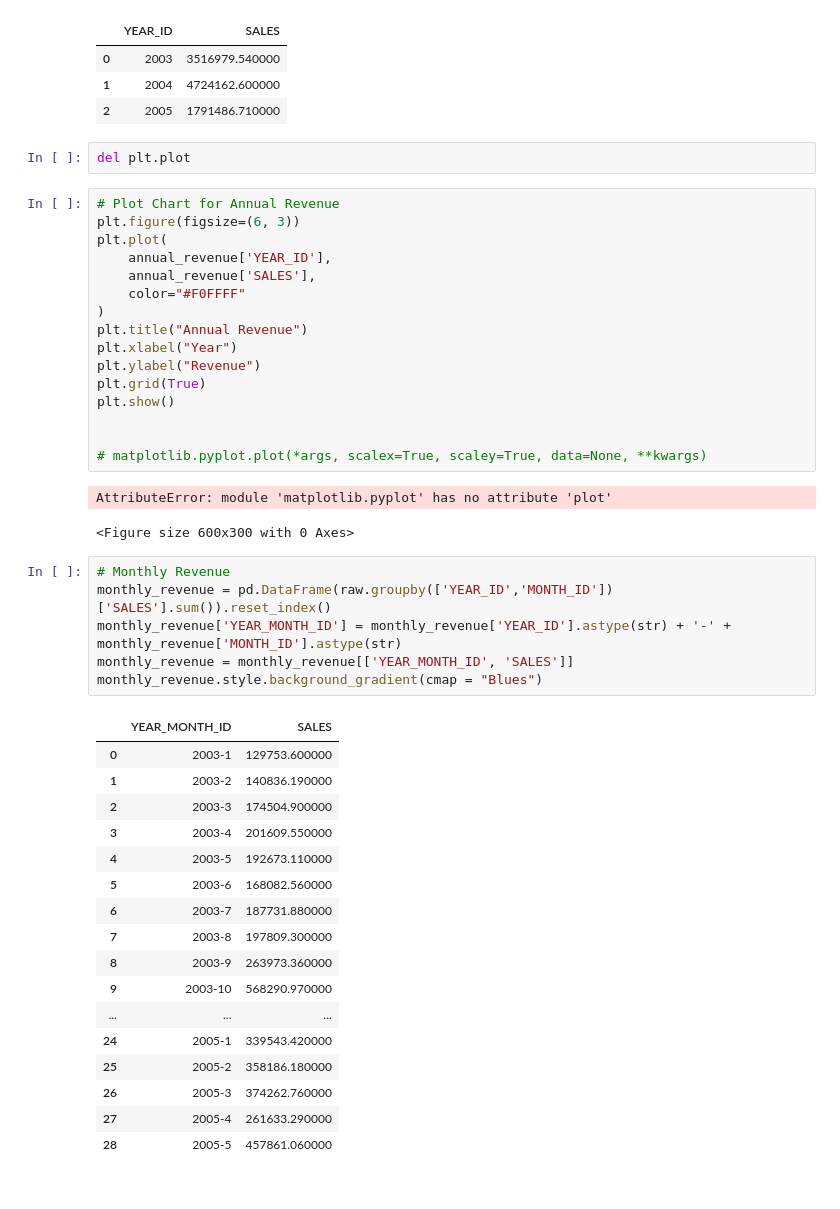
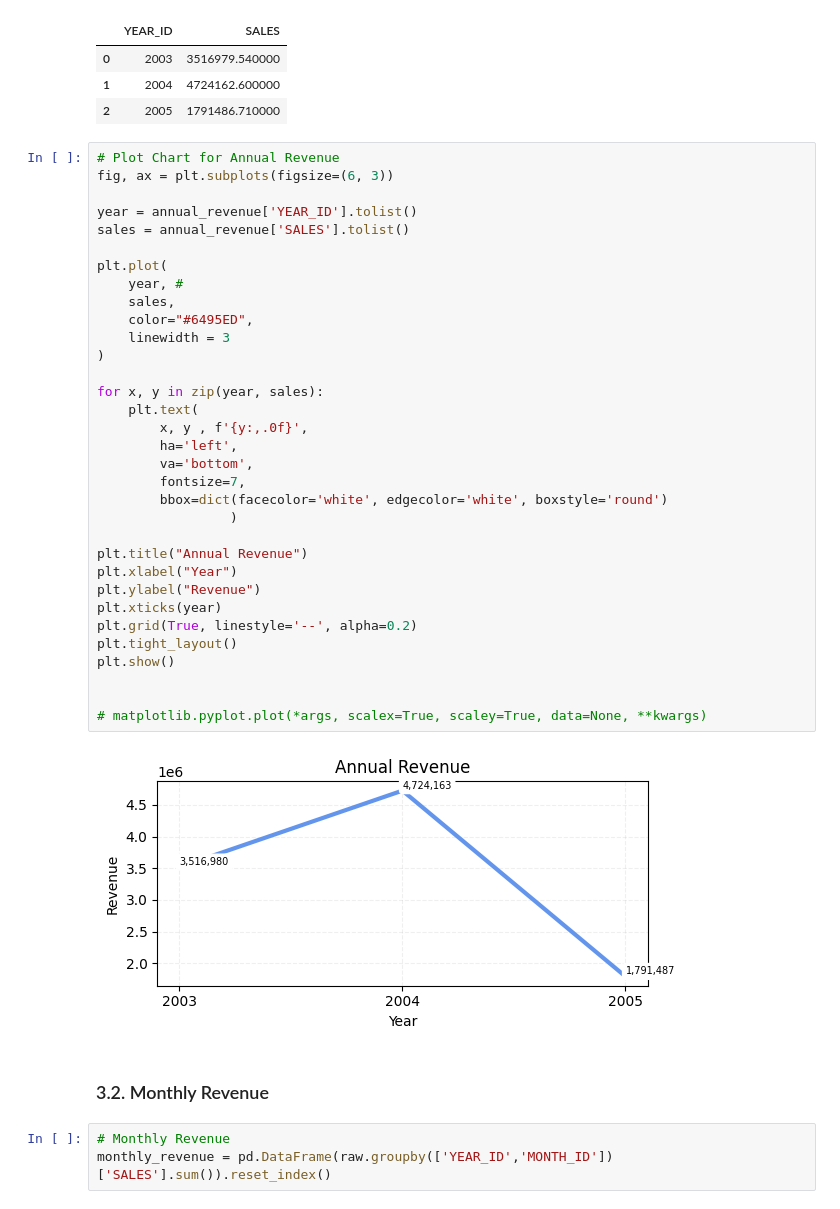
Before and after one commit to nh-adorie/learning_python, a Jupyter notebook: data/vehicles.ipynb, the cells around one changed output. Saved outputs shown, nothing was run; the diff lists cells and outputs as text.

```diff
--- a/data/vehicles.ipynb
+++ b/data/vehicles.ipynb
@@ -62,48 +64,43 @@ annual_revenue.style.background_gradient(cmap = "Blues")
 | 0 | 2003 | 3516979.540000 |
 | 1 | 2004 | 4724162.600000 |
 | 2 | 2005 | 1791486.710000 |
-# %%
-del plt.plot
 # %%
 # Plot Chart for Annual Revenue
-plt.figure(figsize=(6, 3))
+fig, ax = plt.subplots(figsize=(6, 3))
+
+year = annual_revenue['YEAR_ID'].tolist()
+sales = annual_revenue['SALES'].tolist()
+
 plt.plot(
-    annual_revenue['YEAR_ID'],
-    annual_revenue['SALES'],
-    color="#F0FFFF"
+    year, #
+    sales,
+    color="#6495ED",
+    linewidth = 3
 )
+
+for x, y in zip(year, sales):
+    plt.text(
+        x, y , f'{y:,.0f}',
+        ha='left',
+        va='bottom',
+        fontsize=7,
+        bbox=dict(facecolor='white', edgecolor='white', boxstyle='round')
+                 )
+
 plt.title("Annual Revenue")
 plt.xlabel("Year")
 plt.ylabel("Revenue")
-plt.grid(True)
+plt.xticks(year)
+plt.grid(True, linestyle='--', alpha=0.2)
+plt.tight_layout()
 plt.show()
 
 
 # matplotlib.pyplot.plot(*args, scalex=True, scaley=True, data=None, **kwargs)
 # %% [output]
-AttributeError: module 'matplotlib.pyplot' has no attribute 'plot'
-<Figure size 600x300 with 0 Axes>
+[figure, added]
+# %% [markdown]
+### 3.2. Monthly Revenue
 # %%
 # Monthly Revenue
 monthly_revenue = pd.DataFrame(raw.groupby(['YEAR_ID','MONTH_ID'])['SALES'].sum()).reset_index()
-monthly_revenue['YEAR_MONTH_ID'] = monthly_revenue['YEAR_ID'].astype(str) + '-' + monthly_revenue['MONTH_ID'].astype(str)
-monthly_revenue = monthly_revenue[['YEAR_MONTH_ID', 'SALES']]
-monthly_revenue.style.background_gradient(cmap = "Blues")
-# %% [output]
-|  | YEAR_MONTH_ID | SALES |
-| 0 | 2003-1 | 129753.600000 |
-| 1 | 2003-2 | 140836.190000 |
-| 2 | 2003-3 | 174504.900000 |
-| 3 | 2003-4 | 201609.550000 |
-| 4 | 2003-5 | 192673.110000 |
-| 5 | 2003-6 | 168082.560000 |
-| 6 | 2003-7 | 187731.880000 |
-| 7 | 2003-8 | 197809.300000 |
-| 8 | 2003-9 | 263973.360000 |
-| 9 | 2003-10 | 568290.970000 |
-| ... | ... | ... |
-| 24 | 2005-1 | 339543.420000 |
-| 25 | 2005-2 | 358186.180000 |
-| 26 | 2005-3 | 374262.760000 |
-| 27 | 2005-4 | 261633.290000 |
-| 28 | 2005-5 | 457861.060000 |
```
Also changed, not shown: parts of 9 cells of this notebook, 1 other file.
